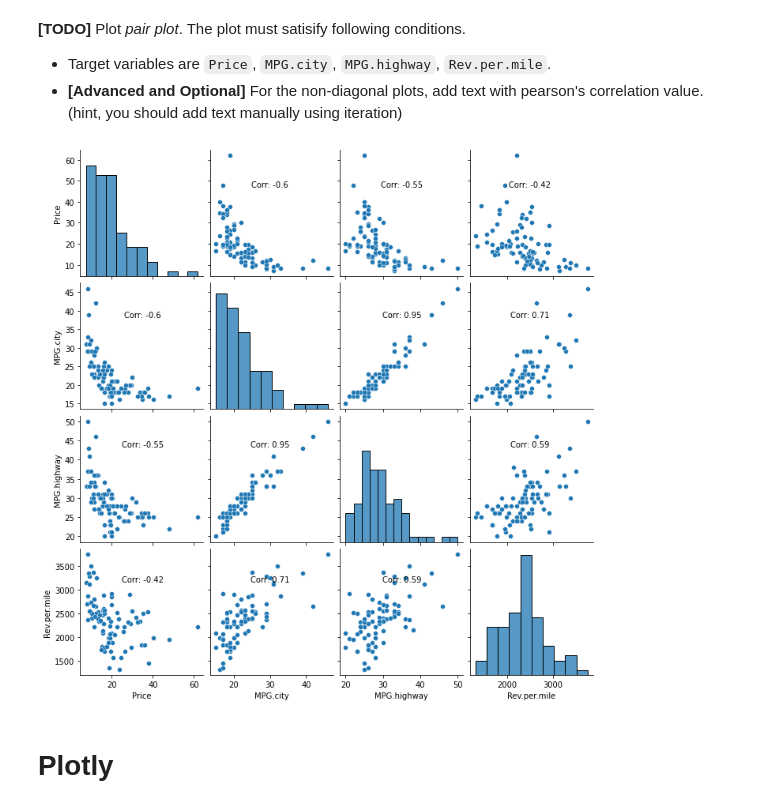
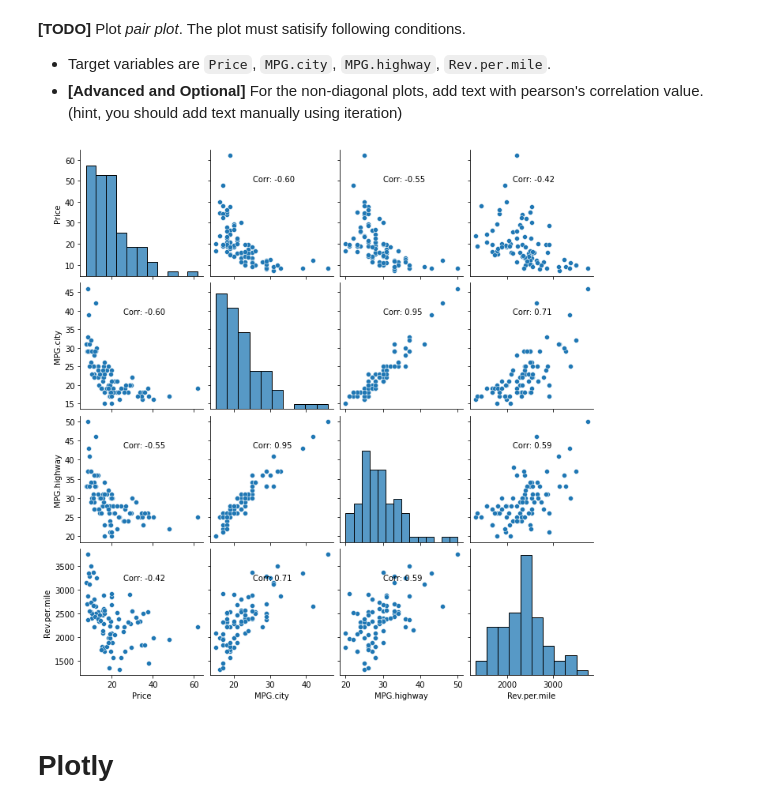
Before and after one commit to dltmdals874/d, a Jupyter notebook: lecture4.ipynb, the cells around one changed output. Cells and saved outputs as stored; diff of their text form; code cells hidden in the pictures.

```diff
--- a/lecture4.ipynb
+++ b/lecture4.ipynb
@@ -68,40 +68,43 @@ for i, (ax, cv) in enumerate(zip(g.axes.flat, corrValue.flatten())):
     k = round(cv, 2)
     k = str(k)
     k = 'Corr: '+ k
+    '''
     if i < 4:
       if i % 4 == 1:
         ax.text(30, 50, k, ha = 'center', va = 'top')
       elif i % 4 == 2:
         ax.text(35, 50, k, ha = 'center', va = 'top')
       else:
         ax.text(2500, 50, k, ha = 'center', va = 'top')
     elif i < 8:
       if i % 4 == 0:
         ax.text(35, 40, k, ha = 'center', va = 'top')
       elif i % 4 == 2:
         ax.text(35, 40, k, ha = 'center', va = 'top')
       else:
         ax.text(2500, 40, k, ha = 'center', va = 'top')
     elif i < 12:
       if i % 4 == 0:
         ax.text(35, 45, k, ha = 'center', va = 'top')
       elif i % 4 == 1:
         ax.text(30, 45, k, ha = 'center', va = 'top')
       else:
         ax.text(2500, 45, k, ha = 'center', va = 'top')
     else:
       if i % 4 == 0:
         ax.text(35, 3300, k, ha = 'center', va = 'top')
       elif i % 4 == 1:
         ax.text(30, 3300, k, ha = 'center', va = 'top')
       else:
         ax.text(35, 3300, k, ha = 'center', va = 'top')
+      '''
+    ax.annotate("Corr: {:.2f}".format(cv),(0.35,0.75),xycoords = ax.transAxes)
 
 
 
 plt.show()
 # %% [output]
-[figure, old version]
+[figure, new version]
 # %% [markdown]
 # Plotly
 # %% [markdown]
```
